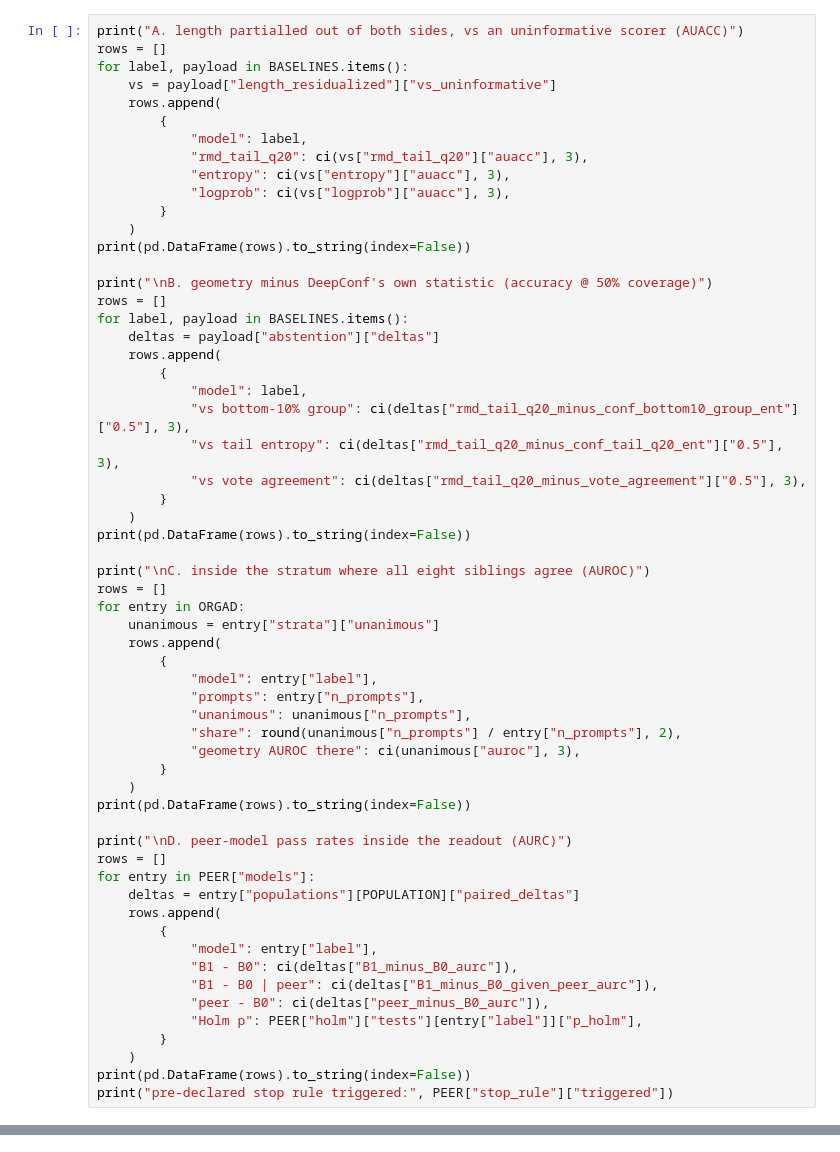
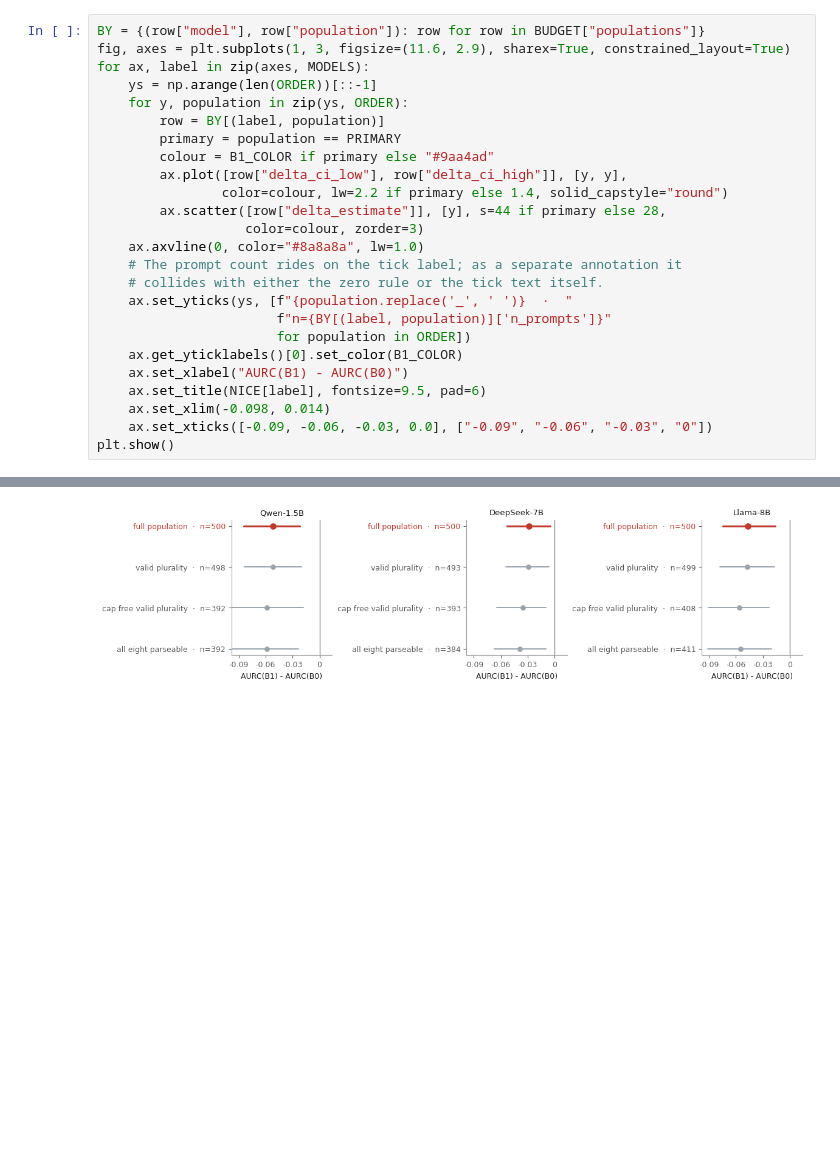
Before and after one commit to djaniak/reasoning-geometry, a Jupyter notebook: notebooks/14_rmd_paper_story.ipynb, the cells around one changed output, grey strips where cells are left out. Drawn from its saved outputs; the diff is of its cells as text; blank space fills up the shorter version.

```diff
--- a/notebooks/14_rmd_paper_story.ipynb
+++ b/notebooks/14_rmd_paper_story.ipynb
@@ -271,60 +553,26 @@ This is the control that bites.
 # %%
-print("A. length partialled out of both sides, vs an uninformative scorer (AUACC)")
-rows = []
-for label, payload in BASELINES.items():
-    vs = payload["length_residualized"]["vs_uninformative"]
-    rows.append(
-        {
-            "model": label,
-            "rmd_tail_q20": ci(vs["rmd_tail_q20"]["auacc"], 3),
-            "entropy": ci(vs["entropy"]["auacc"], 3),
-            "logprob": ci(vs["logprob"]["auacc"], 3),
-        }
-    )
-print(pd.DataFrame(rows).to_string(index=False))
-
-print("\nB. geometry minus DeepConf's own statistic (accuracy @ 50% coverage)")
-rows = []
-for label, payload in BASELINES.items():
-    deltas = payload["abstention"]["deltas"]
-    rows.append(
-        {
-            "model": label,
-            "vs bottom-10% group": ci(deltas["rmd_tail_q20_minus_conf_bottom10_group_ent"]["0.5"], 3),
-            "vs tail entropy": ci(deltas["rmd_tail_q20_minus_conf_tail_q20_ent"]["0.5"], 3),
-            "vs vote agreement": ci(deltas["rmd_tail_q20_minus_vote_agreement"]["0.5"], 3),
-        }
-    )
-print(pd.DataFrame(rows).to_string(index=False))
-
-print("\nC. inside the stratum where all eight siblings agree (AUROC)")
-rows = []
-for entry in ORGAD:
-    unanimous = entry["strata"]["unanimous"]
-    rows.append(
-        {
-            "model": entry["label"],
-            "prompts": entry["n_prompts"],
-            "unanimous": unanimous["n_prompts"],
-            "share": round(unanimous["n_prompts"] / entry["n_prompts"], 2),
-            "geometry AUROC there": ci(unanimous["auroc"], 3),
-        }
-    )
-print(pd.DataFrame(rows).to_string(index=False))
-
-print("\nD. peer-model pass rates inside the readout (AURC)")
-rows = []
-for entry in PEER["models"]:
-    deltas = entry["populations"][POPULATION]["paired_deltas"]
-    rows.append(
-        {
-            "model": entry["label"],
-            "B1 - B0": ci(deltas["B1_minus_B0_aurc"]),
-            "B1 - B0 | peer": ci(deltas["B1_minus_B0_given_peer_aurc"]),
-            "peer - B0": ci(deltas["peer_minus_B0_aurc"]),
-            "Holm p": PEER["holm"]["tests"][entry["label"]]["p_holm"],
-        }
-    )
-print(pd.DataFrame(rows).to_string(index=False))
-print("pre-declared stop rule triggered:", PEER["stop_rule"]["triggered"])
+BY = {(row["model"], row["population"]): row for row in BUDGET["populations"]}
+fig, axes = plt.subplots(1, 3, figsize=(11.6, 2.9), sharex=True, constrained_layout=True)
+for ax, label in zip(axes, MODELS):
+    ys = np.arange(len(ORDER))[::-1]
+    for y, population in zip(ys, ORDER):
+        row = BY[(label, population)]
+        primary = population == PRIMARY
+        colour = B1_COLOR if primary else "#9aa4ad"
+        ax.plot([row["delta_ci_low"], row["delta_ci_high"]], [y, y],
+                color=colour, lw=2.2 if primary else 1.4, solid_capstyle="round")
+        ax.scatter([row["delta_estimate"]], [y], s=44 if primary else 28,
+                   color=colour, zorder=3)
+    ax.axvline(0, color="#8a8a8a", lw=1.0)
+    # The prompt count rides on the tick label; as a separate annotation it
+    # collides with either the zero rule or the tick text itself.
+    ax.set_yticks(ys, [f"{population.replace('_', ' ')}  ·  "
+                       f"n={BY[(label, population)]['n_prompts']}"
+                       for population in ORDER])
+    ax.get_yticklabels()[0].set_color(B1_COLOR)
+    ax.set_xlabel("AURC(B1) - AURC(B0)")
+    ax.set_title(NICE[label], fontsize=9.5, pad=6)
+    ax.set_xlim(-0.098, 0.014)
+    ax.set_xticks([-0.09, -0.06, -0.03, 0.0], ["-0.09", "-0.06", "-0.03", "0"])
+plt.show()
 # %% [output]
@@ -348 +579,2 @@ pre-declared stop rule triggered: False
+[figure, added]
 # %% [markdown]
```
Also changed, not shown: parts of 24 cells of this notebook, 1 other file.
